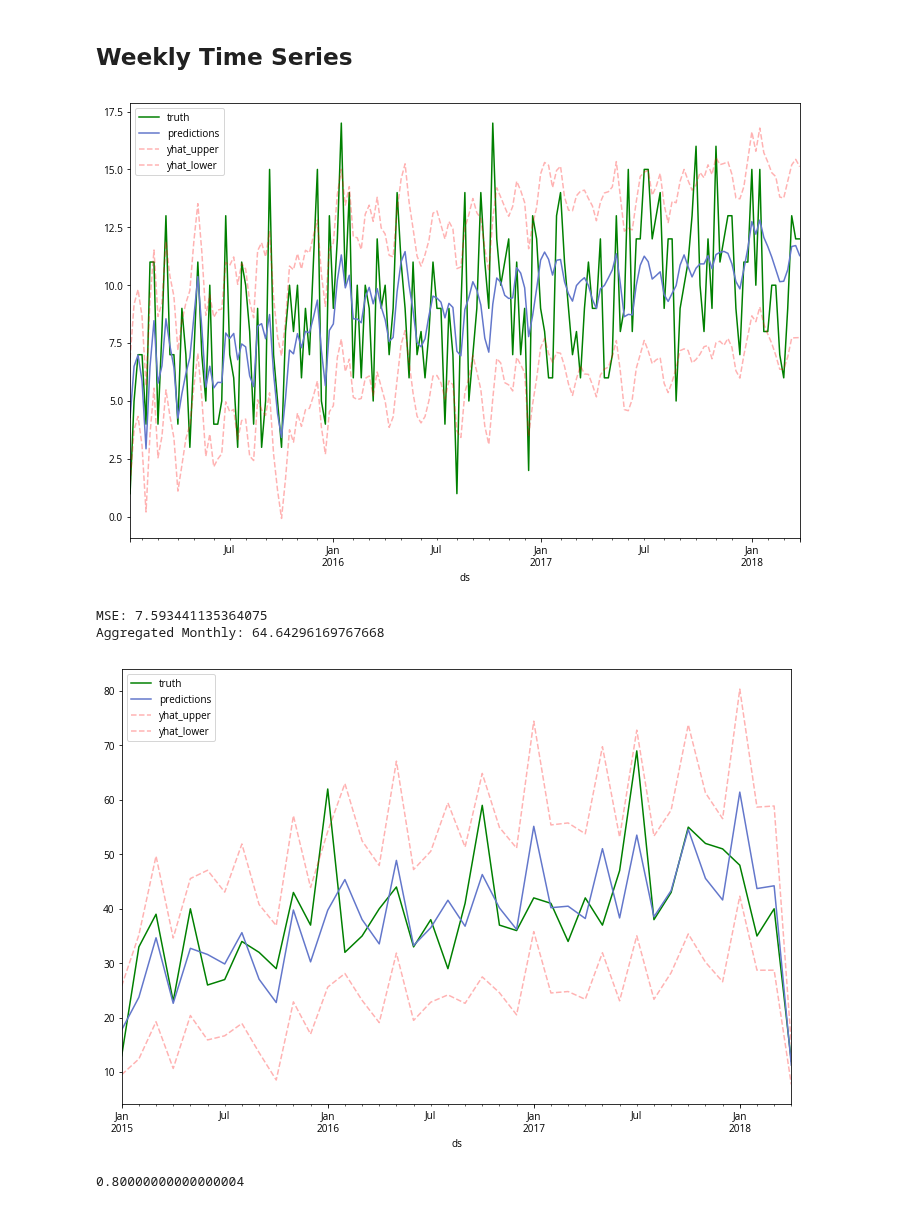
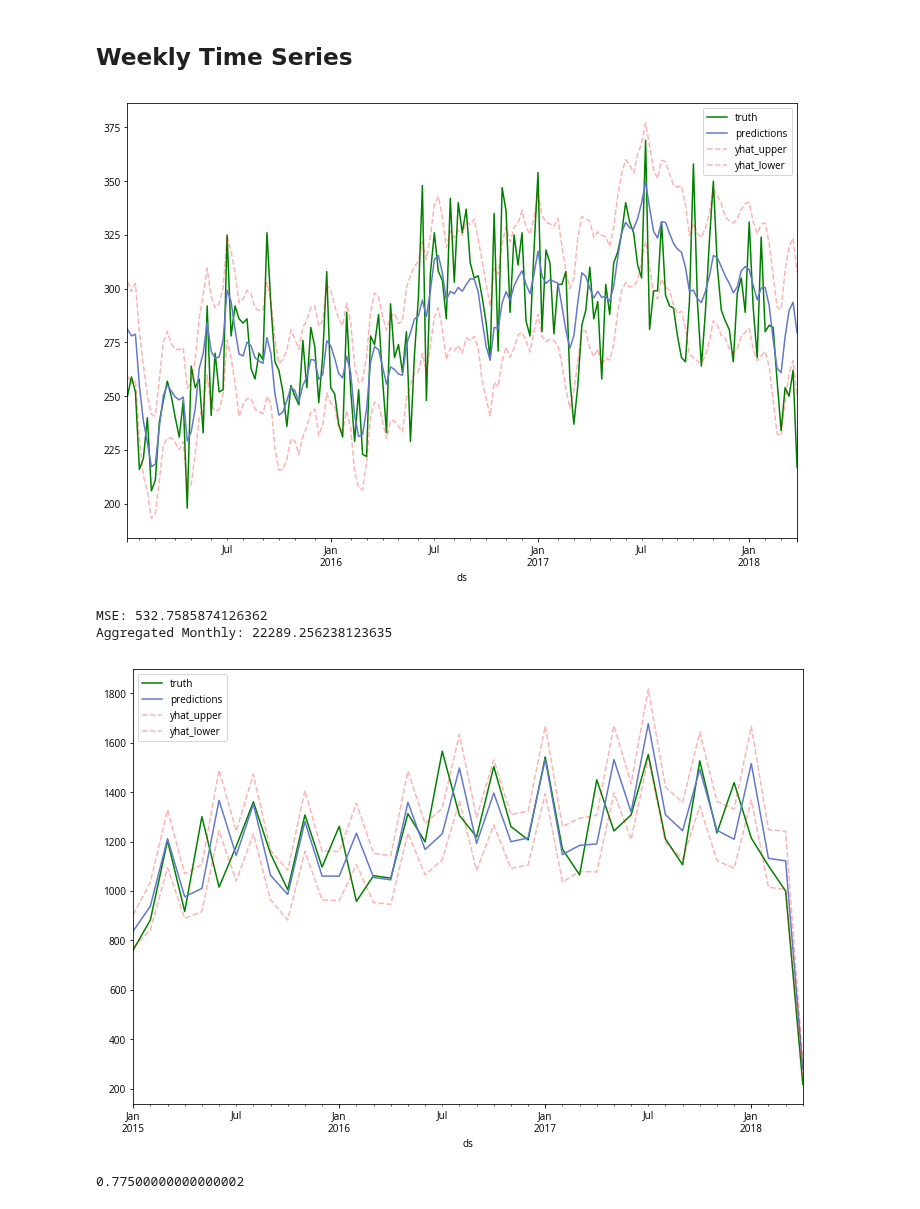
Before and after one commit to jonathanshuai/springboard-capstone1, a Jupyter notebook: time-series.ipynb, the cells around one changed output. Cells and saved outputs as stored; diff of their text form; code cells hidden in the pictures.

```diff
--- a/time-series.ipynb
+++ b/time-series.ipynb
@@ -82,37 +80,37 @@ def plot_predictions(truth, predictions):
 # %%
 # Get weekly time series
 start=52
-# time_series = by_date_total_df.resample('W').sum().sum(axis=1)
-time_series = by_date_total_df.resample('W').sum()
+
+time_series = by_date_total_df.resample('W').sum().sum(axis=1)
 time_series.index = pd.to_datetime(time_series.index)
 truth = time_series[start + 1:]
 
 # Make predictions and plot
 predictions = train_prophet(time_series, start=start)
 plot_predictions(truth, predictions)
 
 # Calculate MSE
 print("MSE: {}".format(mean_squared_error(truth, predictions['yhat'])))
 print("Aggregated Monthly: {}".format(
     mean_squared_error(truth.resample('M').sum(), predictions['yhat'].resample('M').sum())))
 # %% [output]
-[figure, old version]
+[figure, new version]
-MSE: 7.593441135364075
-Aggregated Monthly: 64.64296169767668
+MSE: 532.7585874126362
+Aggregated Monthly: 22289.256238123635
 # %%
 resampled_truth = truth.resample('M').sum()
 resampled_preds = predictions.resample('M').sum()
 
 plot_predictions(resampled_truth, resampled_preds)
 # %% [output]
-[figure, old version]
+[figure, new version]
 # %%
-truth = (resampled_truth - resampled_truth.shift()) / resampled_truth > 0.3
-preds = (resampled_preds - resampled_preds.shift())['yhat'] / resampled_preds['yhat'] > 0.3
+truth = (resampled_truth - resampled_truth.shift()) / resampled_truth > 0.2
+preds = (resampled_preds - resampled_preds.shift())['yhat'] / resampled_preds['yhat'] > 0.2
 
 accuracy_score(truth, preds)
 # %% [output]
-0.80000000000000004
+0.77500000000000002
 # %%
 start = 5
 time_series = annual_df.groupby('year')[['gun_deaths']].sum()
```
Also changed, not shown: parts of 2 cells of this notebook, 12 other files.
